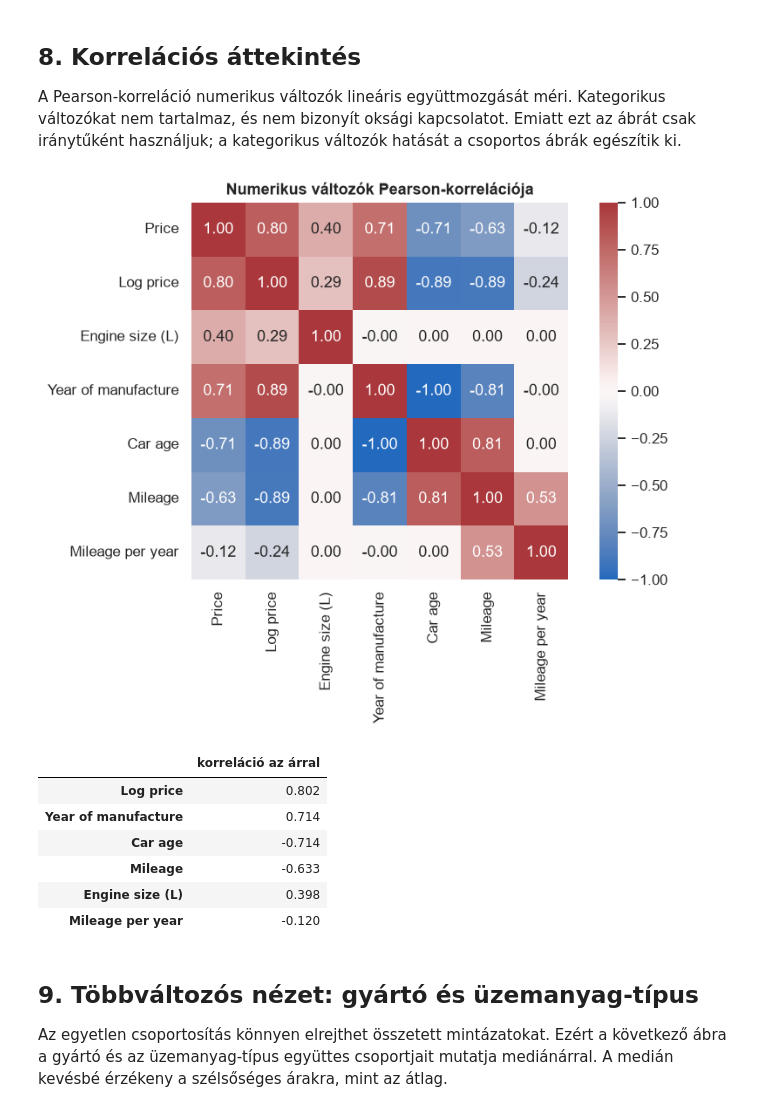
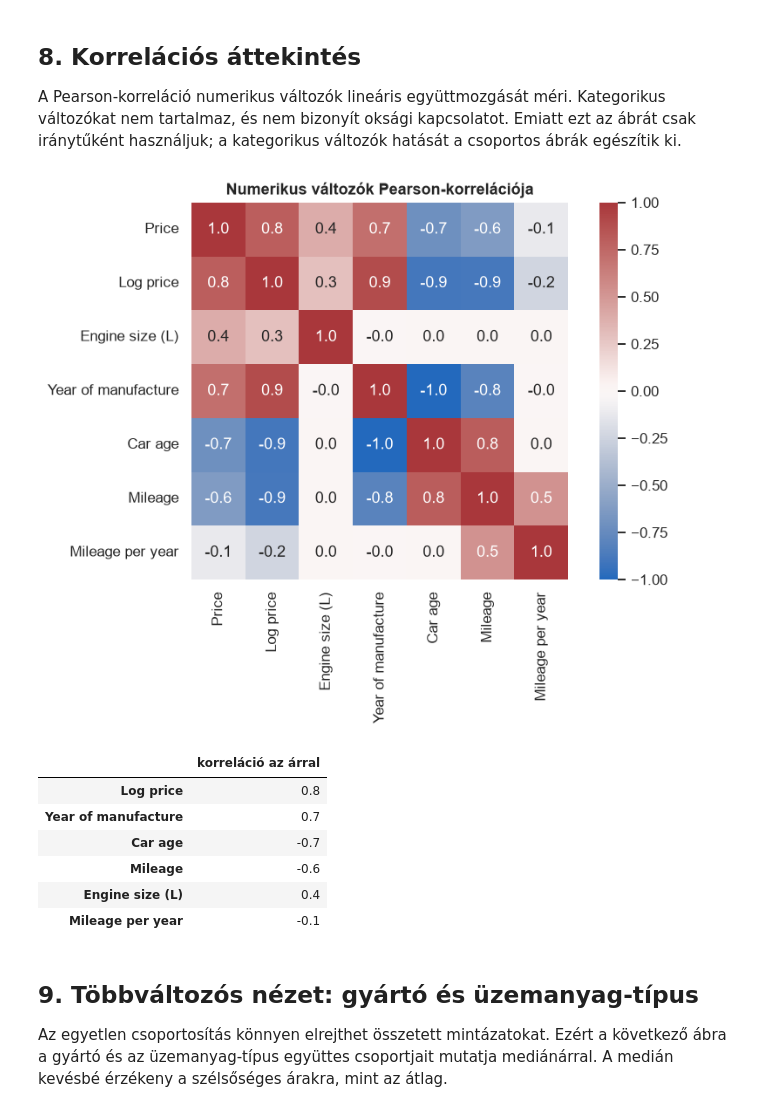
Before and after one commit to Zolester/Data-science-kurzus, a Jupyter notebook: final project/car_sales_eda.ipynb, the cells around one changed output. Drawn from its saved outputs; the diff is of its cells as text; code cells hidden in the pictures.

Commit message:
Format EDA values to one decimal
Co-authored-by: Copilot App <223556219+Copilot@users.noreply.github.com>

```diff
--- a/final project/car_sales_eda.ipynb
+++ b/final project/car_sales_eda.ipynb
@@ -213,20 +213,20 @@ A Pearson-korreláció numerikus változók lineáris együttmozgását méri. K
 # %%
 correlation_columns = ["Price", "Log price", "Engine size (L)", "Year of manufacture", "Car age", "Mileage", "Mileage per year"]
 corr = df[correlation_columns].corr()
 fig, ax = plt.subplots(figsize=(8, 6))
-sns.heatmap(corr, annot=True, fmt=".2f", cmap="vlag", center=0, square=True, ax=ax)
+sns.heatmap(corr, annot=True, fmt=".1f", cmap="vlag", center=0, square=True, ax=ax)
 ax.set_title("Numerikus változók Pearson-korrelációja")
 plt.tight_layout(); plt.show()
-display(corr["Price"].drop("Price").sort_values(key=lambda s: s.abs(), ascending=False).to_frame("korreláció az árral").round(3))
+display(corr["Price"].drop("Price").sort_values(key=lambda s: s.abs(), ascending=False).to_frame("korreláció az árral").round(1))
 # %% [output]
-[figure, old version]
+[figure, new version]
 |  | korreláció az árral |
-| Log price | 0.802 |
-| Year of manufacture | 0.714 |
-| Car age | -0.714 |
-| Mileage | -0.633 |
-| Engine size (L) | 0.398 |
-| Mileage per year | -0.120 |
+| Log price | 0.8 |
+| Year of manufacture | 0.7 |
+| Car age | -0.7 |
+| Mileage | -0.6 |
+| Engine size (L) | 0.4 |
+| Mileage per year | -0.1 |
 # %% [markdown]
 ## 9. Többváltozós nézet: gyártó és üzemanyag-típus
 
```
Also changed, not shown: parts of 4 cells of this notebook.
